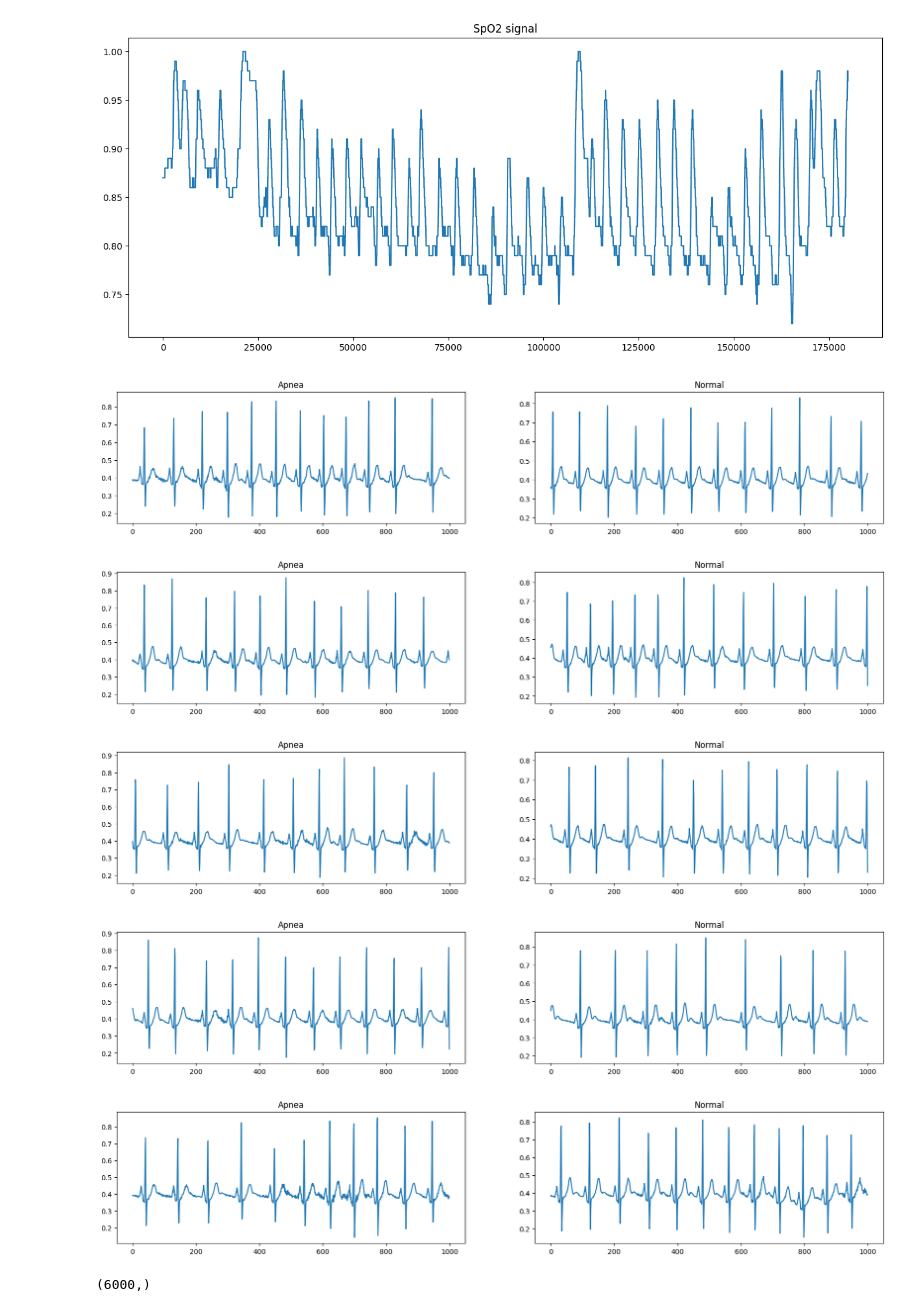
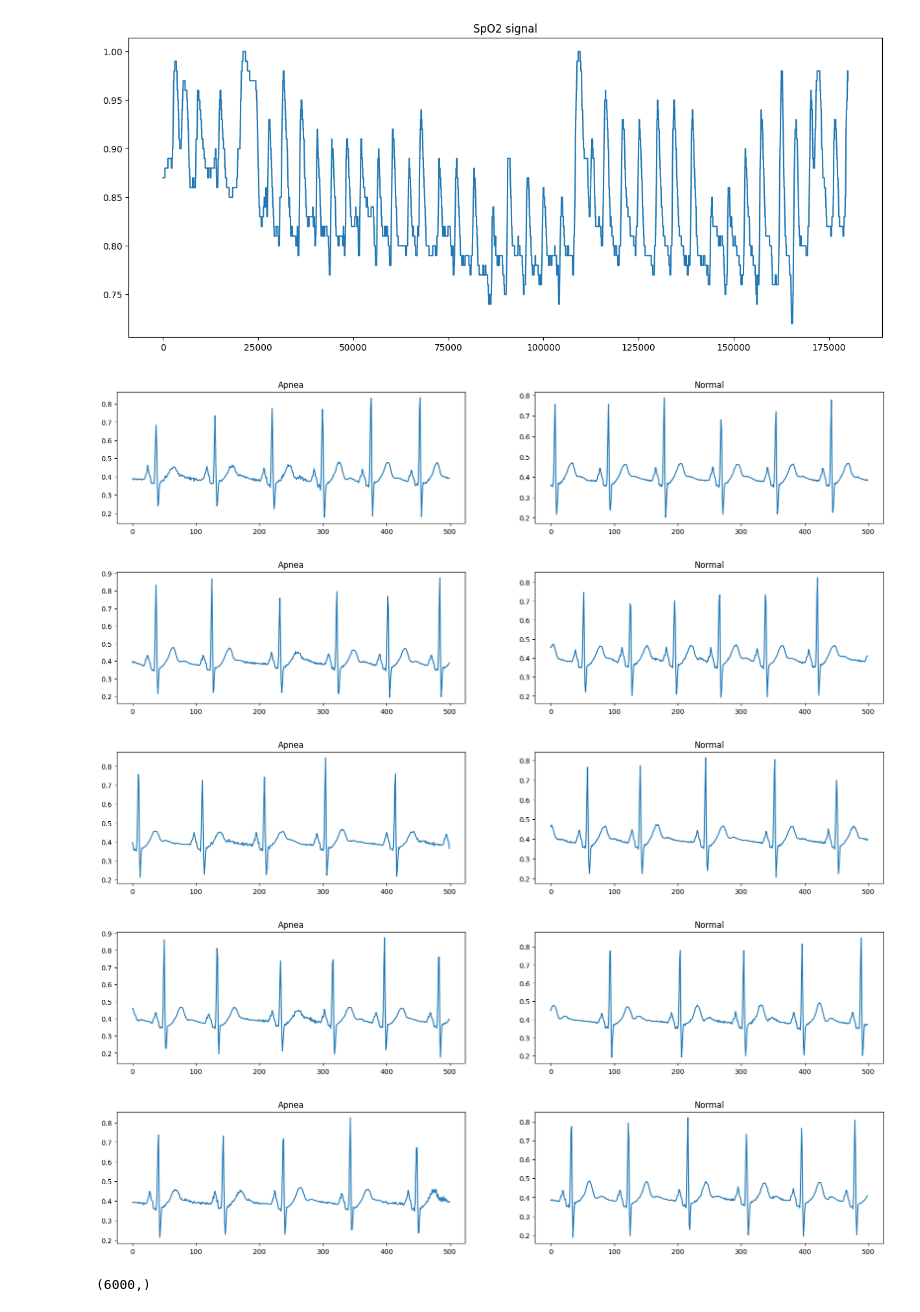
Before and after one commit to lucky-and-minie222702/OSA-detection-using-ECG, a Jupyter notebook: view_signal.ipynb, the cells around one changed output. Drawn from its saved outputs; the diff is of its cells as text; code cells hidden in the pictures.

```diff
--- a/view_signal.ipynb
+++ b/view_signal.ipynb
@@ -30,22 +30,22 @@ plt.show()
 # %%
 size = 5
 for i in range(size):
-    a = X_1[i][:1000:]
-    b = X_0[i][:1000:]
+    a = X_1[i][:500:]
+    b = X_0[i][:500:]
     plt.figure(figsize=(20, 20))
     plt.subplot(size, 2, i*2+1)
     plt.title("Apnea")
     plt.plot(a)
     plt.subplot(size, 2, i*2+2)
     plt.title("Normal")
     plt.plot(b)
 plt.show()
 # %% [output]
-[figure, old version]
+[figure, new version]
-[figure, old version]
+[figure, new version]
-[figure, old version]
+[figure, new version]
-[figure, old version]
+[figure, new version]
-[figure, old version]
+[figure, new version]
 # %%
 print(X_0[0].shape)
 # %% [output]
```
Also changed, not shown: parts of 2 cells of this notebook, 10 other files.
